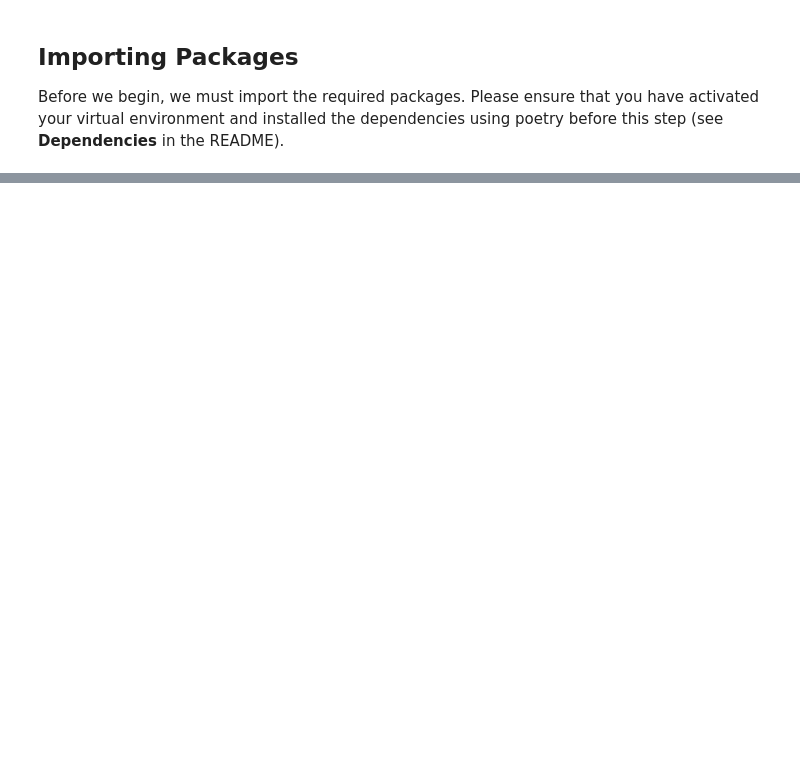
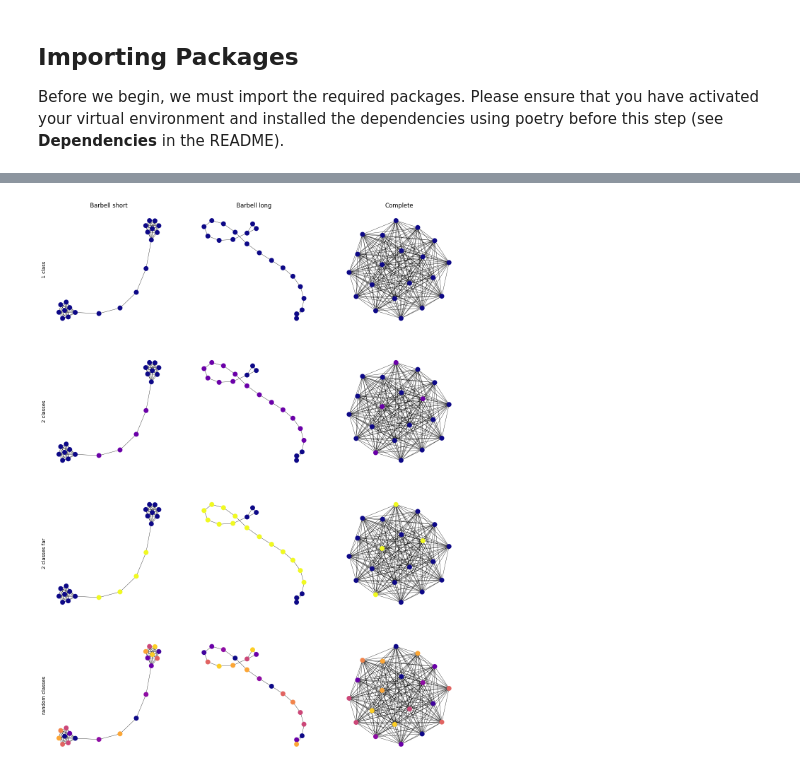
Before and after one commit to aidos-lab/magnipy, a Jupyter notebook: notebooks/graphipy_tutorial.ipynb, the cells around one changed output, grey strips where cells are left out. Drawn from its saved outputs; the diff is of its cells as text; code cells hidden in the pictures; blank space fills up the shorter version.

Commit message:
updated graphipy tutorial

```diff
--- a/notebooks/graphipy_tutorial.ipynb
+++ b/notebooks/graphipy_tutorial.ipynb
@@ -602,0 +43,66 @@ plt.legend()
+# %%
+# initializing graphs
+barbell_short = nx.barbell_graph(8, 4)
+barbell_long = nx.barbell_graph(3, 14)
+complete = nx.complete_graph(20)
+
+graphs = [barbell_short, barbell_long, complete]
+graphnames = ["Barbell short", "Barbell long", "Complete"]
+
+# initializing features, need to be 2D arrays
+X_1class = np.reshape(np.array([0] * 20), (-1, 1))
+X_2classes_short = np.reshape(np.array([0] * 8 + [2] * 4 + [0] * 8), (-1, 1))
+X_2classes_long = np.reshape(np.array([0] * 3 + [2] * 14 + [0] * 3), (-1, 1))
+X_2classesfar_short = np.reshape(
+    np.array([0] * 8 + [10] * 4 + [0] * 8), (-1, 1)
+)
+X_2classesfar_long = np.reshape(
+    np.array([0] * 3 + [10] * 14 + [0] * 3), (-1, 1)
+)
+X_random = np.reshape(
+    np.array(np.random.choice(range(10), size=20, replace=True)), (-1, 1)
+)
+
+features = [
+    [X_1class] * 3,
+    [X_2classes_short, X_2classes_long, X_2classes_short],
+    [X_2classesfar_short, X_2classesfar_long, X_2classesfar_short],
+    [X_random] * 3,
+]
+featurenames = [
+    "1 class",
+    "2 classes",
+    "2 classes far",
+    "random classes",
+]
+
+# plotting the graphs and features
+positions = [nx.spring_layout(G) for G in graphs]
+
+fig, ax = plt.subplots(len(features), 3, figsize=(15, 20))
+for i in range(len(features)):
+    for j, G in enumerate(graphs):
+        nx.draw_networkx(
+            G=G,
+            pos=positions[j],
+            ax=ax[i, j],
+            with_labels=False,
+            node_size=80,
+            node_color=features[i][j],
+            cmap="plasma",
+            vmin=0,
+            vmax=10,
+            width=0.5,
+        )
+        ax[i, j].spines["top"].set_visible(False)
+        ax[i, j].spines["left"].set_visible(False)
+        ax[i, j].spines["right"].set_visible(False)
+        ax[i, j].spines["bottom"].set_visible(False)
+
+for j in range(len(graphs)):
+    ax[0, j].set_title(graphnames[j])
+
+for i in range(len(features)):
+    ax[i, 0].set_ylabel(featurenames[i])
+# %% [output]
+[figure, added]
```
Also changed, not shown: parts of 77 cells of this notebook.
